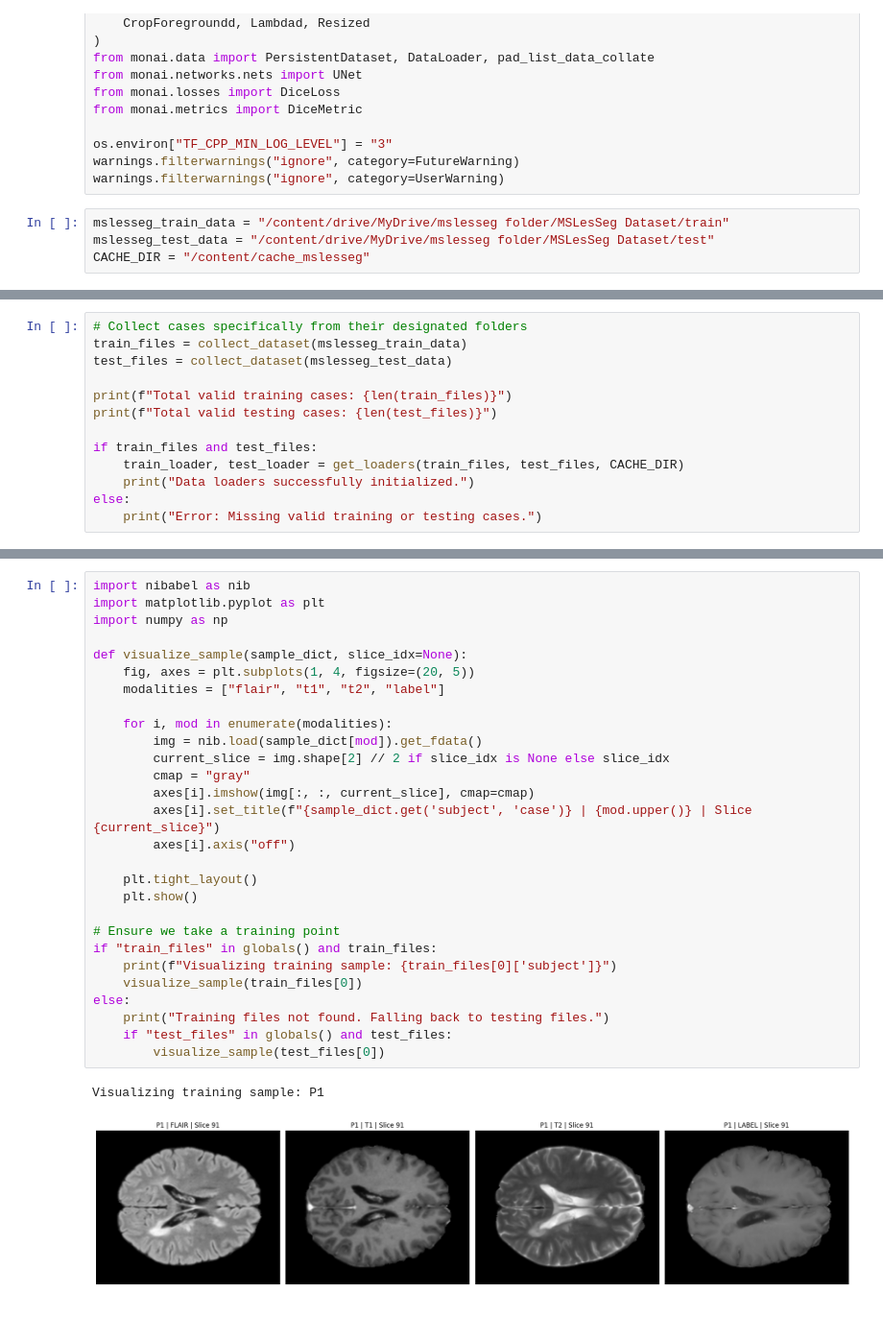
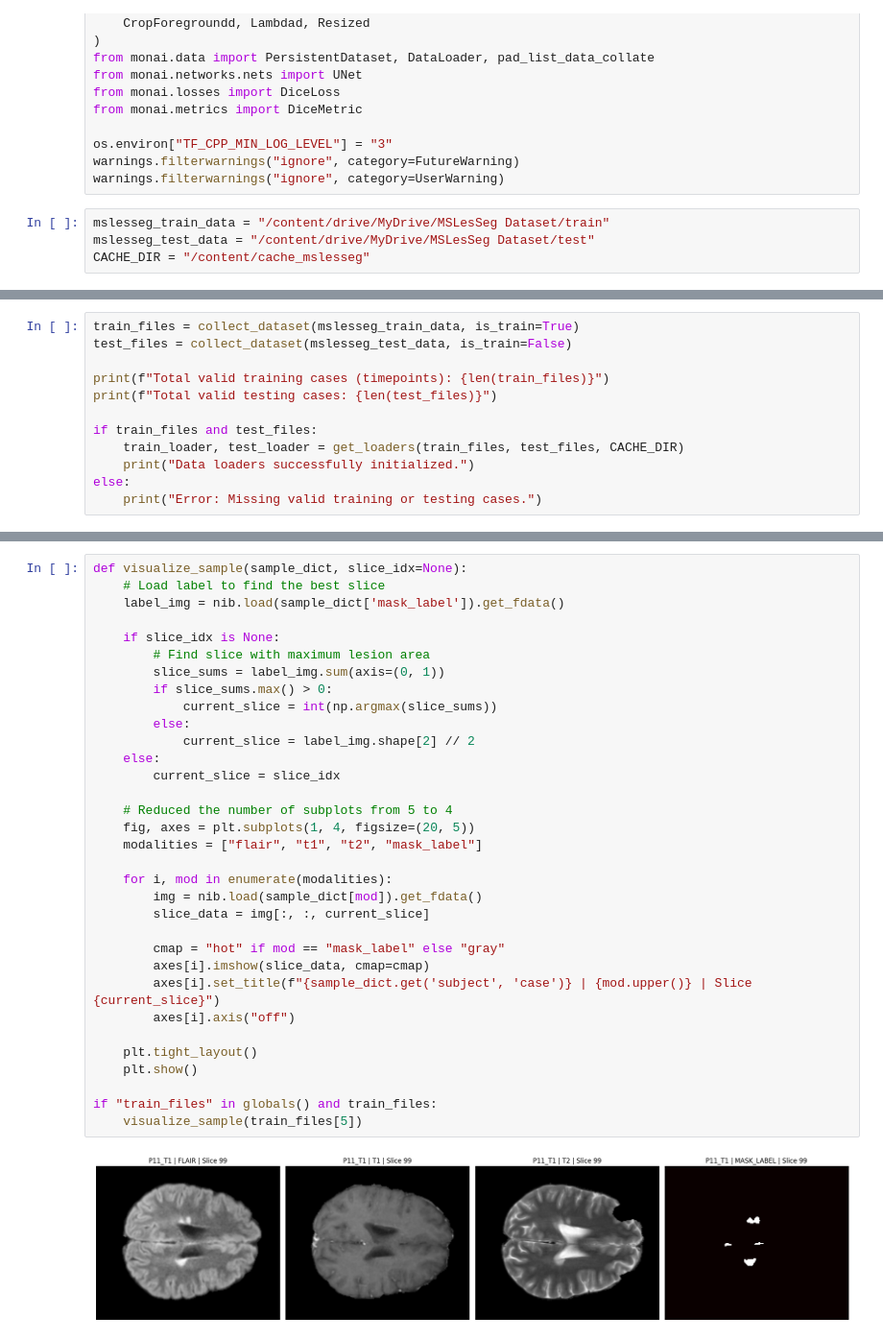
Before and after one commit to aligreo/TriEncoder-Unet-Project, a Jupyter notebook: mslesseg_preprocessing.ipynb, the cells around one changed output, grey strips where cells are left out. Shown at 96% size. Cells and saved outputs as stored; diff of their text form; blank space fills up the shorter version.

```diff
--- a/mslesseg_preprocessing.ipynb
+++ b/mslesseg_preprocessing.ipynb
@@ -38,6 +59,6 @@ os.environ["TF_CPP_MIN_LOG_LEVEL"] = "3"
 warnings.filterwarnings("ignore", category=FutureWarning)
 warnings.filterwarnings("ignore", category=UserWarning)
 # %%
-mslesseg_train_data = "/content/drive/MyDrive/mslesseg folder/MSLesSeg Dataset/train"
-mslesseg_test_data = "/content/drive/MyDrive/mslesseg folder/MSLesSeg Dataset/test"
+mslesseg_train_data = "/content/drive/MyDrive/MSLesSeg Dataset/train"
+mslesseg_test_data = "/content/drive/MyDrive/MSLesSeg Dataset/test"
 CACHE_DIR = "/content/cache_mslesseg"
@@ -134,9 +141,8 @@ def get_loaders(train_files, test_files, cache_dir):
 # %%
-# Collect cases specifically from their designated folders
-train_files = collect_dataset(mslesseg_train_data)
-test_files = collect_dataset(mslesseg_test_data)
+train_files = collect_dataset(mslesseg_train_data, is_train=True)
+test_files = collect_dataset(mslesseg_test_data, is_train=False)
 
-print(f"Total valid training cases: {len(train_files)}")
+print(f"Total valid training cases (timepoints): {len(train_files)}")
 print(f"Total valid testing cases: {len(test_files)}")
 
 if train_files and test_files:
@@ -151,31 +186,35 @@ Data loaders successfully initialized.
 # %%
-import nibabel as nib
-import matplotlib.pyplot as plt
-import numpy as np
+def visualize_sample(sample_dict, slice_idx=None):
+    # Load label to find the best slice
+    label_img = nib.load(sample_dict['mask_label']).get_fdata()
 
-def visualize_sample(sample_dict, slice_idx=None):
+    if slice_idx is None:
+        # Find slice with maximum lesion area
+        slice_sums = label_img.sum(axis=(0, 1))
+        if slice_sums.max() > 0:
+            current_slice = int(np.argmax(slice_sums))
+        else:
+            current_slice = label_img.shape[2] // 2
+    else:
+        current_slice = slice_idx
+
+    # Reduced the number of subplots from 5 to 4
     fig, axes = plt.subplots(1, 4, figsize=(20, 5))
-    modalities = ["flair", "t1", "t2", "label"]
+    modalities = ["flair", "t1", "t2", "mask_label"]
 
     for i, mod in enumerate(modalities):
         img = nib.load(sample_dict[mod]).get_fdata()
-        current_slice = img.shape[2] // 2 if slice_idx is None else slice_idx
-        cmap = "gray"
-        axes[i].imshow(img[:, :, current_slice], cmap=cmap)
+        slice_data = img[:, :, current_slice]
+
+        cmap = "hot" if mod == "mask_label" else "gray"
+        axes[i].imshow(slice_data, cmap=cmap)
         axes[i].set_title(f"{sample_dict.get('subject', 'case')} | {mod.upper()} | Slice {current_slice}")
         axes[i].axis("off")
 
     plt.tight_layout()
     plt.show()
 
-# Ensure we take a training point
 if "train_files" in globals() and train_files:
-    print(f"Visualizing training sample: {train_files[0]['subject']}")
-    visualize_sample(train_files[0])
-else:
-    print("Training files not found. Falling back to testing files.")
-    if "test_files" in globals() and test_files:
-        visualize_sample(test_files[0])
+    visualize_sample(train_files[5])
 # %% [output]
-Visualizing training sample: P1
-[figure, old version]
+[figure, new version]
```
Also changed, not shown: parts of 12 cells of this notebook.
